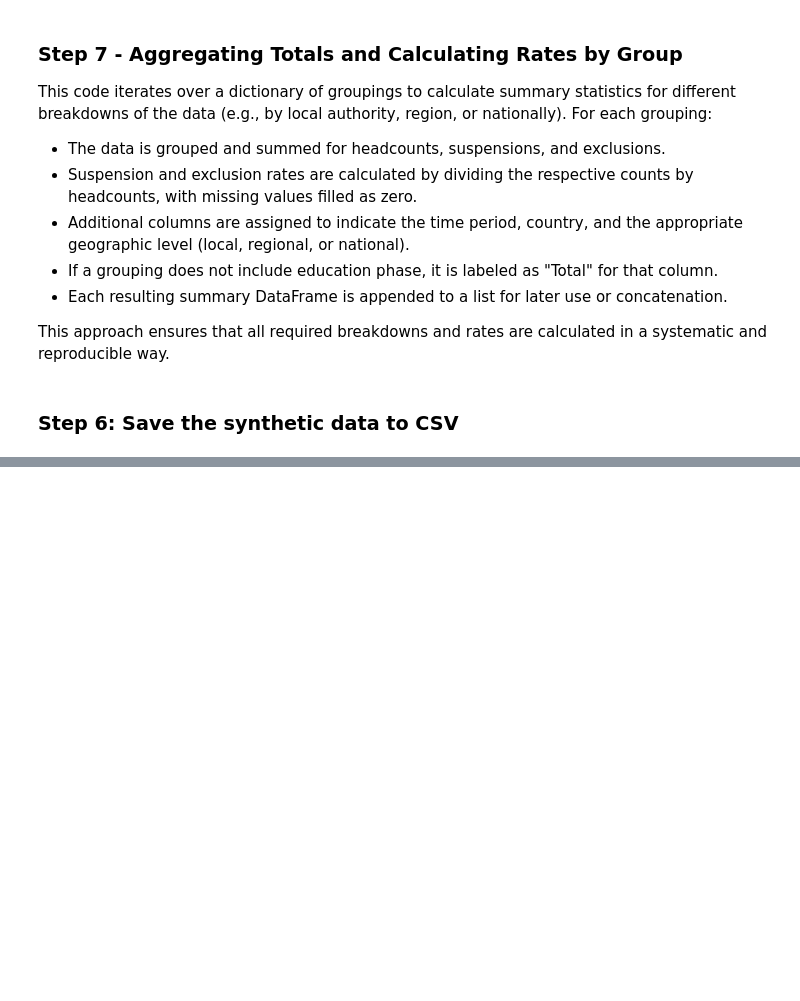
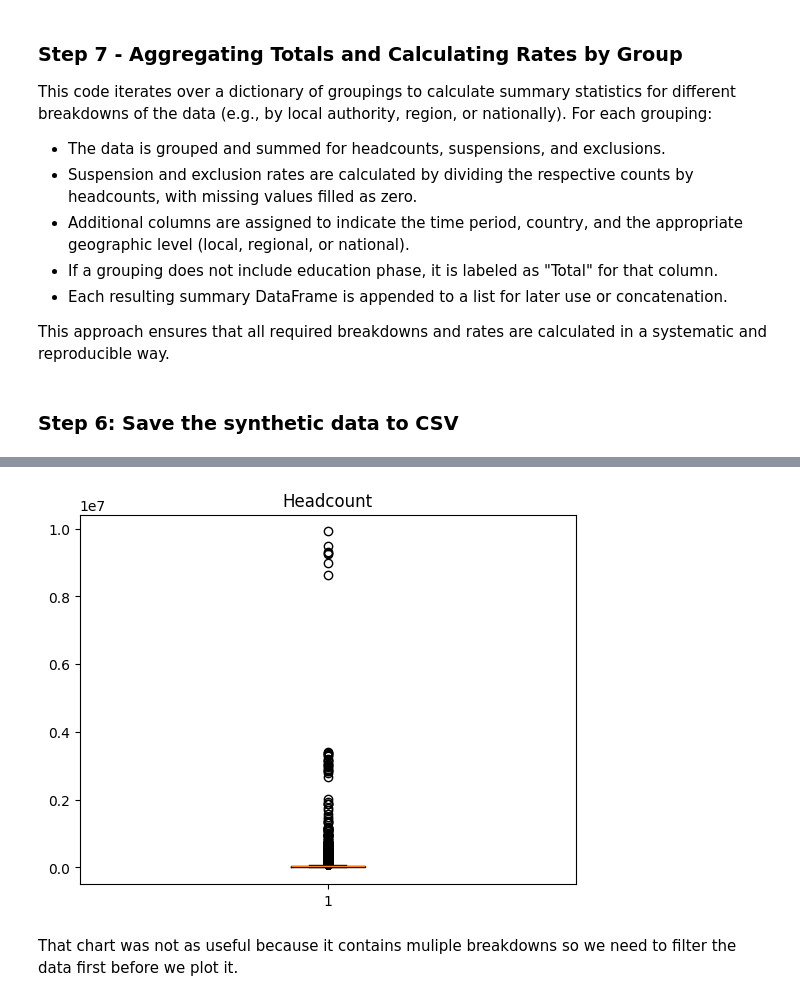
Before and after one commit to mzayeddfe/l6-ifcs-sum1-synthetic-data, a Jupyter notebook: susp_exc_data_analysis.ipynb, the cells around one changed output, grey strips where cells are left out. Saved outputs shown, nothing was run; the diff lists cells and outputs as text; code cells hidden in the pictures; blank space fills up the shorter version.

```diff
--- a/susp_exc_data_analysis.ipynb
+++ b/susp_exc_data_analysis.ipynb
@@ -457,0 +482,8 @@ df.to_csv("example.csv", index = False)
+# %%
+# view the first few rows
+
+susp_exc= pd.read_csv("susp_exc_fake_data.csv")
+
+# show the first few rows
+
+print(susp_exc.head())
@@ -457,0 +562,8 @@ df.to_csv("example.csv", index = False)
+# %%
+plt.boxplot(susp_exc["headcount"])
+plt.title("Headcount")
+plt.show()
+# %% [output]
+[figure, added]
+# %% [markdown]
+That chart was not as useful because it contains muliple breakdowns so we need to filter the data first before we plot it.
```
Also changed, not shown: parts of 20 cells of this notebook, 2 other files.
